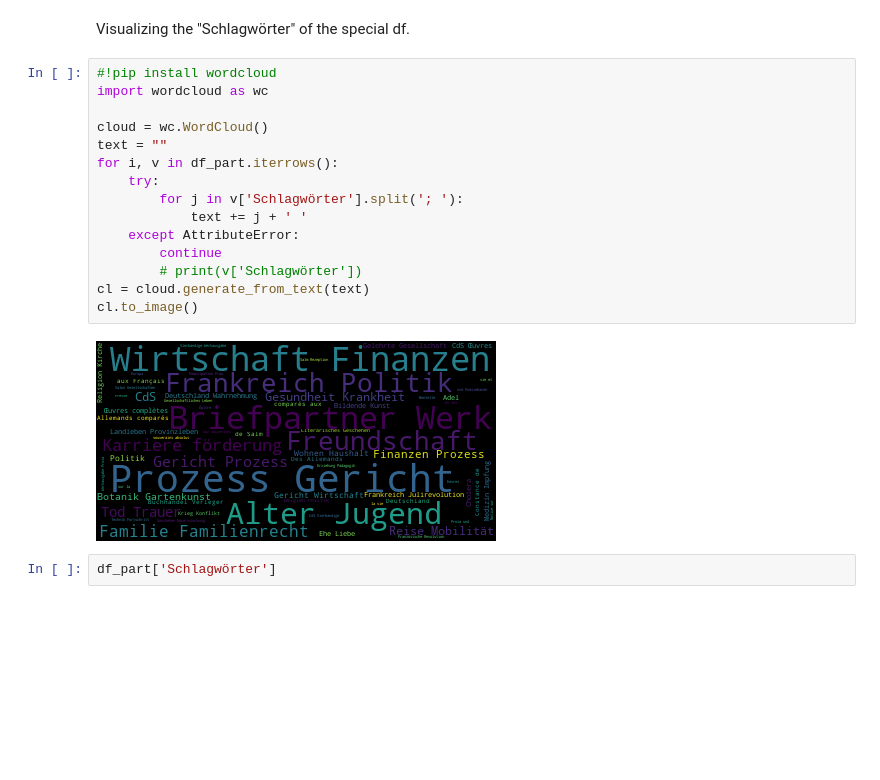
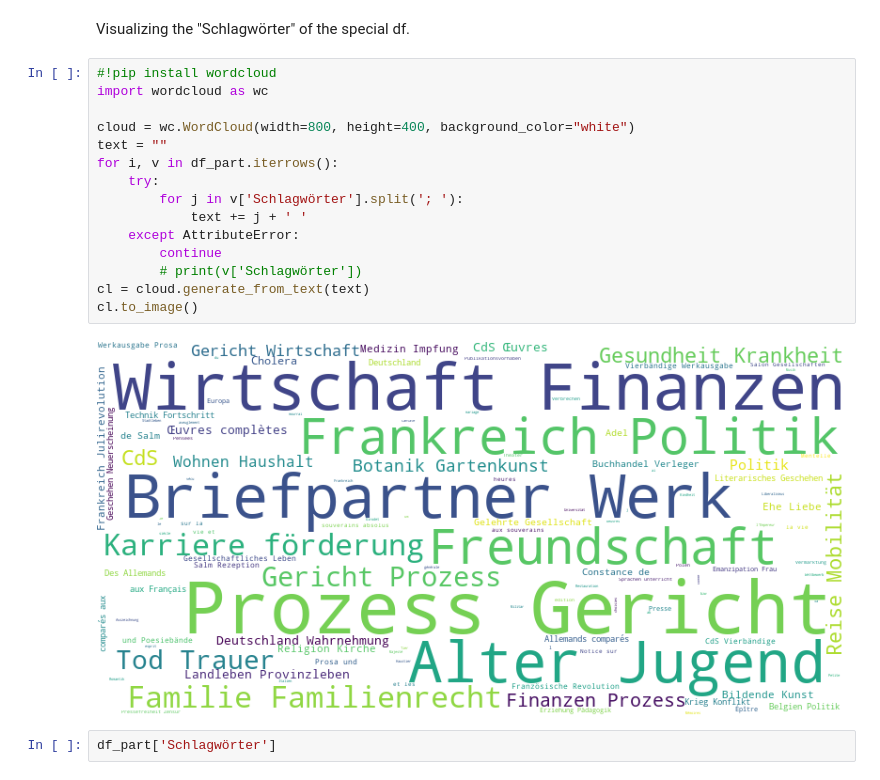
Before and after one commit to ElodieXVI/Datathon-Constance-de-Salm, a Jupyter notebook: Constance_de_Salm.ipynb, the cells around one changed output. Saved outputs shown, nothing was run; the diff lists cells and outputs as text; blank space fills up the shorter version.

Commit message:
Updating visualization of the "Schlagwörter"

```diff
--- a/Constance_de_Salm.ipynb
+++ b/Constance_de_Salm.ipynb
@@ -106,20 +106,20 @@ Visualizing the "Schlagwörter" of the special df.
 # %%
 #!pip install wordcloud
 import wordcloud as wc
 
-cloud = wc.WordCloud()
+cloud = wc.WordCloud(width=800, height=400, background_color="white")
 text = ""
 for i, v in df_part.iterrows():
     try:
         for j in v['Schlagwörter'].split('; '):
             text += j + ' '
     except AttributeError:
         continue
         # print(v['Schlagwörter'])
 cl = cloud.generate_from_text(text)
 cl.to_image()
 # %% [output]
-[figure, old version]
+[figure, new version]
 # %%
 df_part['Schlagwörter']
 # %% [output]
```
